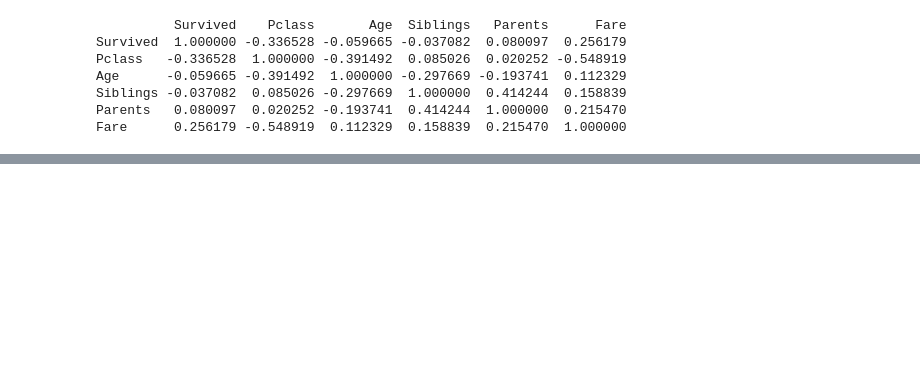
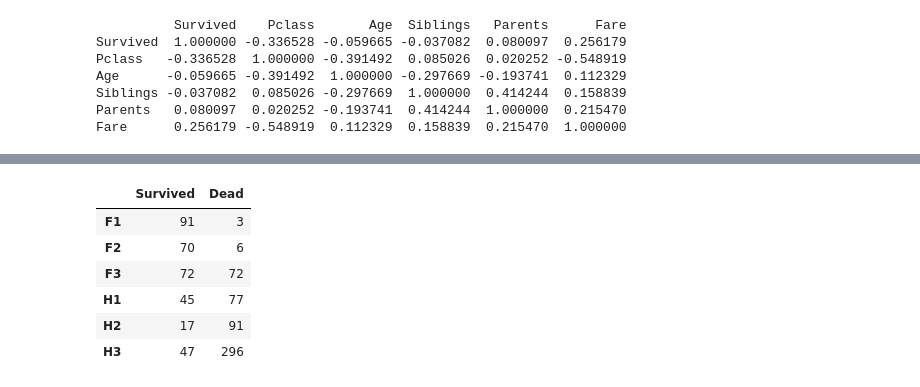
Before and after one commit to axelguerinoctave/M2-ICES-2022-2023, a Jupyter notebook: TP 4.ipynb, the cells around one changed output, grey strips where cells are left out. Cells and saved outputs as stored; diff of their text form; code cells hidden in the pictures; blank space fills up the shorter version.

```diff
--- a/TP 4.ipynb
+++ b/TP 4.ipynb
@@ -66,0 +132,19 @@ Fare      0.256179 -0.548919  0.112329  0.158839  0.215470  1.000000
+# %%
+F1 = titanic.query("Sex == 0 & Pclass == 1")["Survived"].value_counts()
+F2 = titanic.query("Sex == 0 & Pclass == 2")["Survived"].value_counts()
+F3 = titanic.query("Sex == 0 & Pclass == 3")["Survived"].value_counts()
+H1 = titanic.query("Sex == 1 & Pclass == 1")["Survived"].value_counts()
+H2 = titanic.query("Sex == 1 & Pclass == 2")["Survived"].value_counts()
+H3 = titanic.query("Sex == 1 & Pclass == 3")["Survived"].value_counts()
+df = pd.DataFrame([F1, F2, F3, H1, H2, H3])
+df.columns = ["Survived", "Dead"]
+df.index = ["F1", "F2", "F3", "H1", "H2", "H3"]
+df
+# %% [output]
+|  | Survived | Dead |
+| F1 | 91 | 3 |
+| F2 | 70 | 6 |
+| F3 | 72 | 72 |
+| H1 | 45 | 77 |
+| H2 | 17 | 91 |
+| H3 | 47 | 296 |
```
Also changed, not shown: parts of 9 cells of this notebook.
